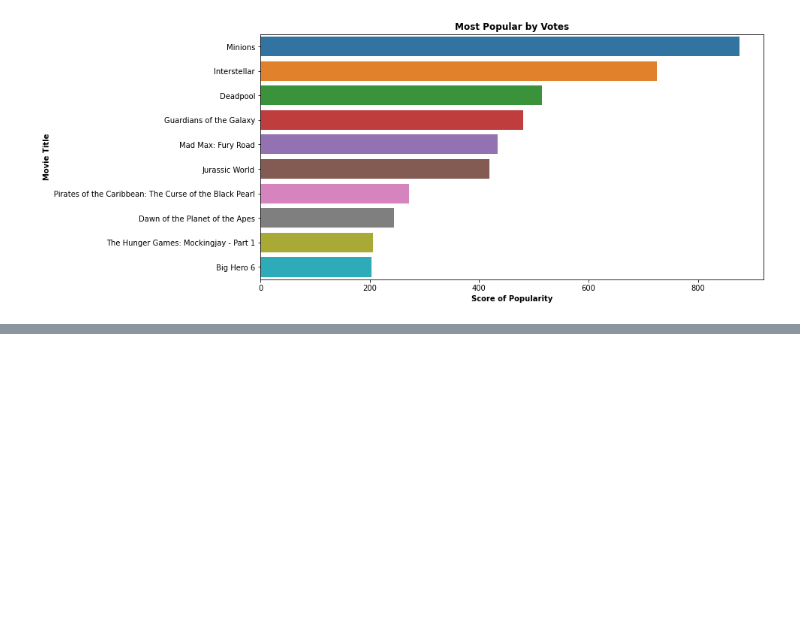
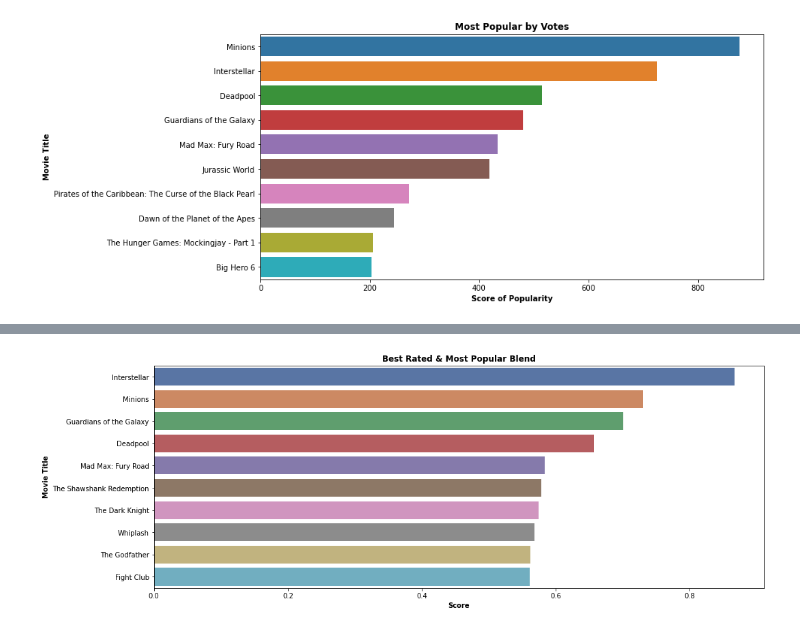
Before and after one commit to Void-Brain70/Machine_Learning, a Jupyter notebook: Basic_Recommendation_System.ipynb, the cells around one changed output, grey strips where cells are left out. Cells and saved outputs as stored; diff of their text form; code cells hidden in the pictures; blank space fills up the shorter version.

```diff
--- a/Basic_Recommendation_System.ipynb
+++ b/Basic_Recommendation_System.ipynb
@@ -146,0 +149,7 @@ plt.savefig('best_popular_movies.png')
+# %%
+from sklearn.preprocessing import MinMaxScaler
+
+scaling=MinMaxScaler()
+movie_scaled_df=scaling.fit_transform(movies_cleaned_df[['weighted_average','popularity']])
+movie_normalized_df=pd.DataFrame(movie_scaled_df,columns=['weighted_average','popularity'])
+movie_normalized_df.head()
@@ -146,0 +163,2 @@ plt.savefig('best_popular_movies.png')
+# %%
+movies_cleaned_df[['normalized_weight_average','normalized_popularity']]= movie_normalized_df
@@ -146,0 +174,4 @@ plt.savefig('best_popular_movies.png')
+# %%
+movies_cleaned_df['score'] = movies_cleaned_df['normalized_weight_average'] * 0.5 + movies_cleaned_df['normalized_popularity'] * 0.5
+movies_scored_df = movies_cleaned_df.sort_values(['score'], ascending=False)
+movies_scored_df[['original_title', 'normalized_weight_average', 'normalized_popularity', 'score']].head(20)
@@ -146,0 +196,15 @@ plt.savefig('best_popular_movies.png')
+# %%
+scored_df = movies_cleaned_df.sort_values('score', ascending=False)
+
+plt.figure(figsize=(16,6))
+
+ax = sns.barplot(x=scored_df['score'].head(10), y=scored_df['original_title'].head(10), data=scored_df, palette='deep')
+
+#plt.xlim(3.55, 5.25)
+plt.title('Best Rated & Most Popular Blend', weight='bold')
+plt.xlabel('Score', weight='bold')
+plt.ylabel('Movie Title', weight='bold')
+
+plt.savefig('scored_movies.png')
+# %% [output]
+[figure, added]
```
Also changed, not shown: parts of 4 cells of this notebook.
